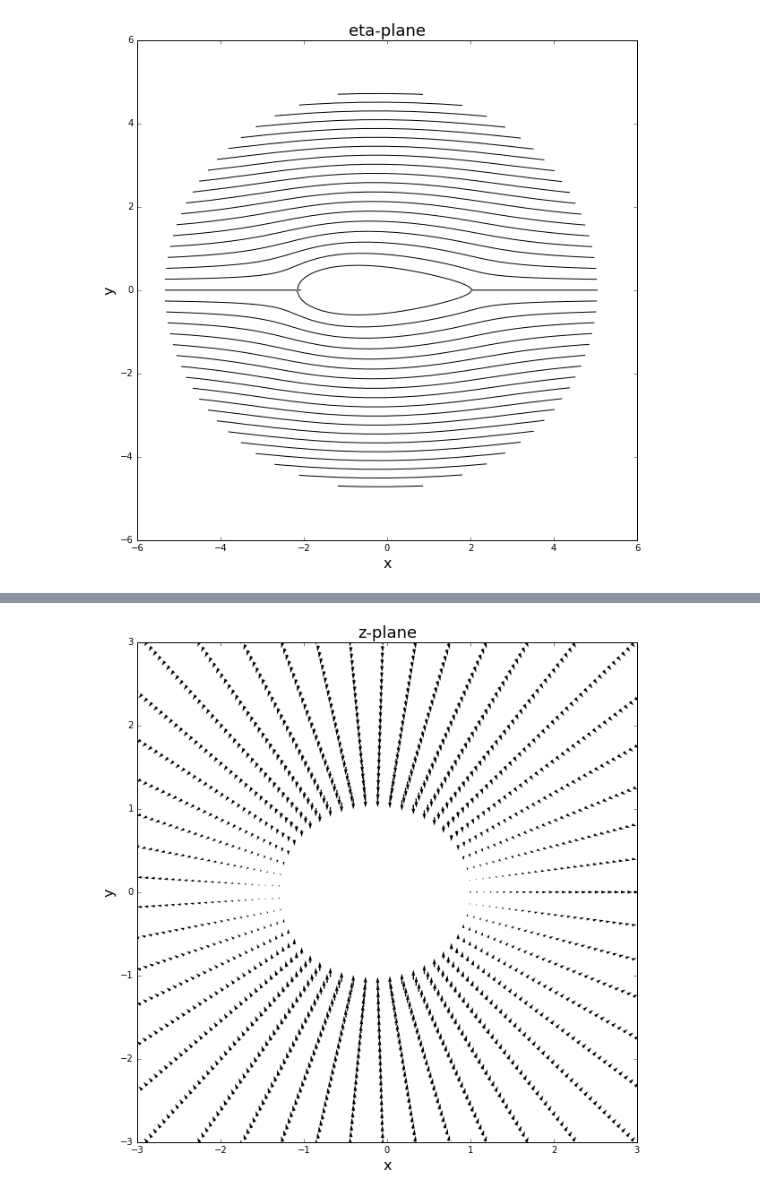
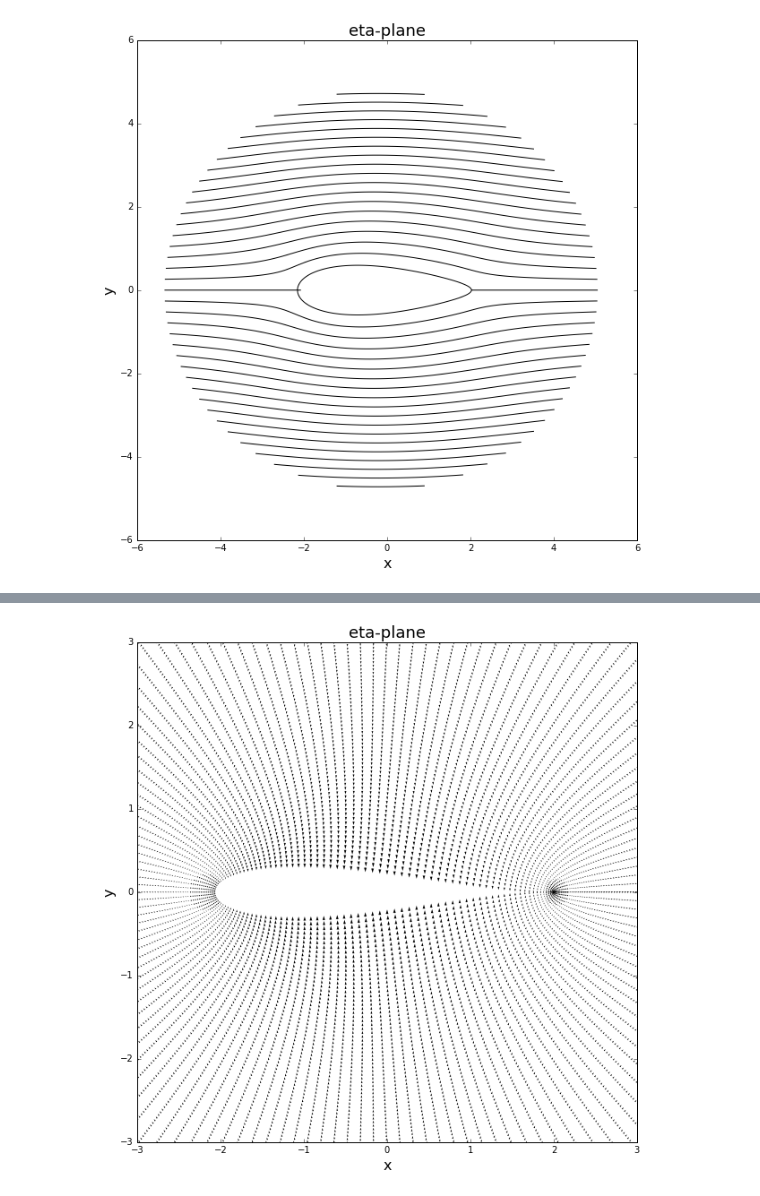
Before and after one commit to Pjgeno14/mae6226-workspace, a Jupyter notebook: Assignment-2.ipynb, the cells around one changed output, grey strips where cells are left out. Saved outputs shown, nothing was run; the diff lists cells and outputs as text; code cells hidden in the pictures.

```diff
--- a/Assignment-2.ipynb
+++ b/Assignment-2.ipynb
@@ -192,8 +192,8 @@ pyplot.scatter(eta.real, eta.imag, color='black', linewidth=0.25, linestyle='-')
 # %%
 R = 1.15
 kappa = 8.3
-r = numpy.linspace(R, 5, 50)
-theta = numpy.linspace(0, 2*numpy.pi, 50)
+r = numpy.linspace(R, 5, 100)
+theta = numpy.linspace(0, 2*numpy.pi, 145)
 r_mesh, theta_mesh = numpy.meshgrid(r,theta)
 z = r_mesh*math.e**(1j*theta_mesh)-0.15
 # %%
@@ -226,4 +226,4 @@ pyplot.contour(eta.real, eta.imag, psi, 48, colors='black', linestyles='solid');
 # %%
 # define velocities
 u = (u_inf*numpy.cos(theta_mesh))*(1-(R**2/r_mesh**2))
-v = (-u_inf*numpy.sin(theta_mesh))*(1+(R**2/r_mesh**2))
+v = - (u_inf*numpy.sin(theta_mesh))*(1+(R**2/r_mesh**2))
@@ -230,11 +241,11 @@ v = (-u_inf*numpy.sin(theta_mesh))*(1+(R**2/r_mesh**2))
 # %%
 size = 10
 pyplot.figure(figsize=(size, (y_end-y_start)/(x_end-x_start)*size))
 pyplot.xlim(-3, 3)
 pyplot.ylim(-3, 3)
 pyplot.xlabel('x', fontsize = 16)
 pyplot.ylabel('y', fontsize = 16)
-pyplot.title('z-plane', fontsize = 18)
-pyplot.quiver(z.real, z.imag, u, v);
+pyplot.title('eta-plane', fontsize = 18)
+pyplot.quiver(eta.real, eta.imag, u, v);
 # %% [output]
-[figure, old version]
+[figure, new version]
```
Also changed, not shown: parts of 2 cells of this notebook.
